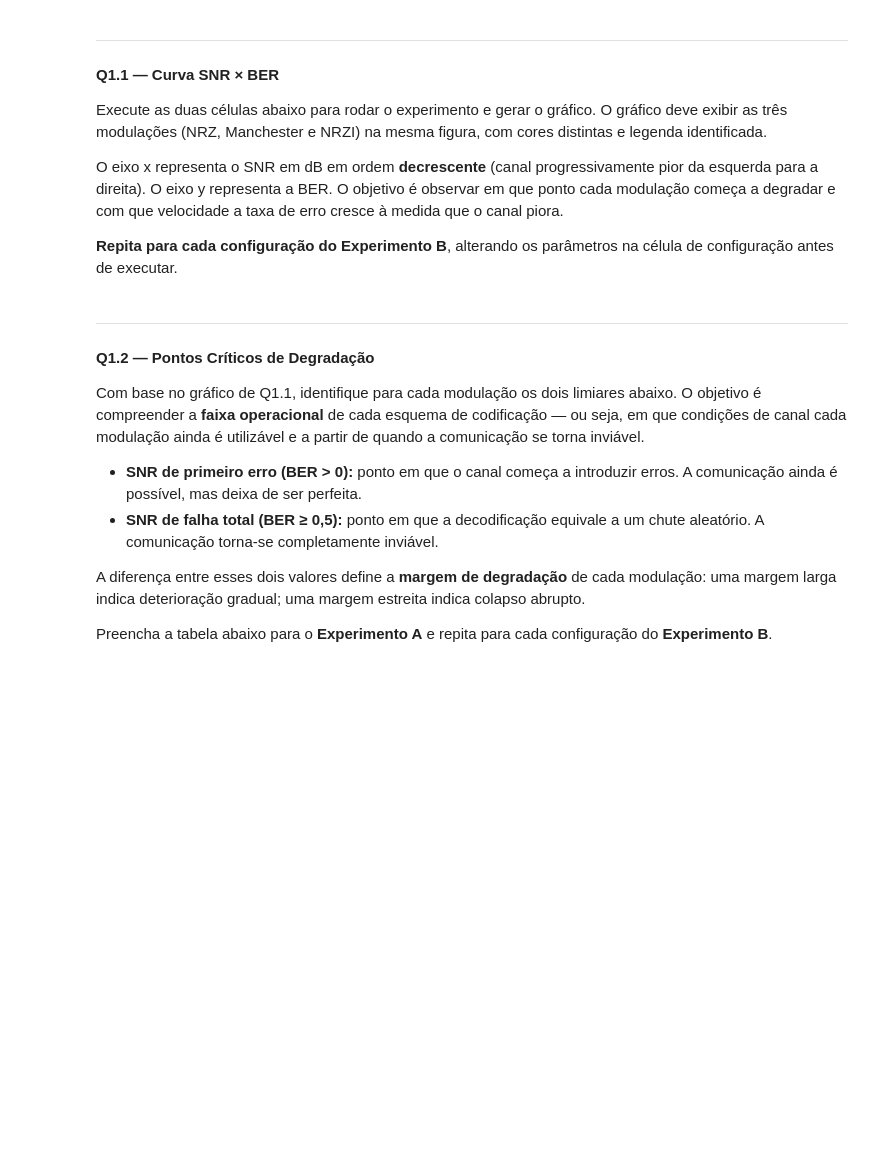
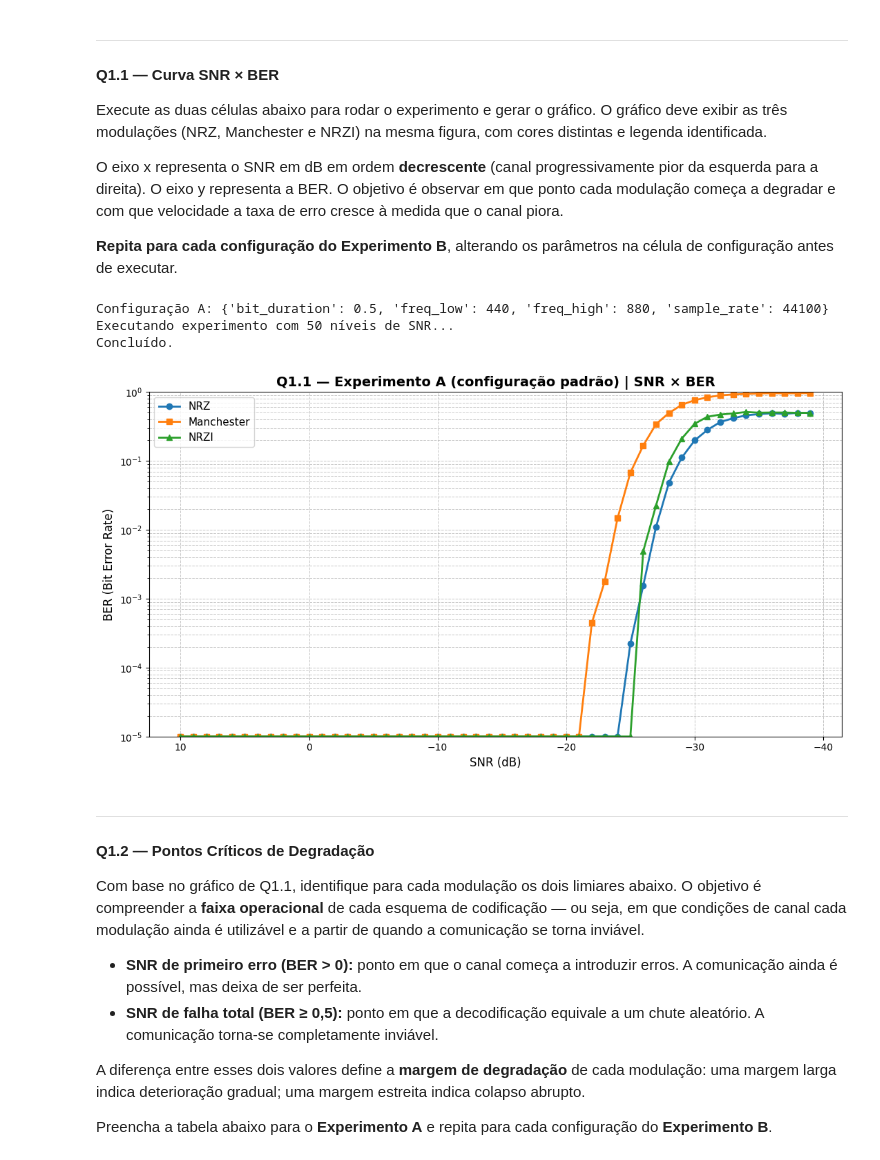
Before and after one commit to diogo-med/redes_lab1, a Jupyter notebook: lab01/modulacao/lab_notebook.ipynb, the cells around one changed output. Saved outputs shown, nothing was run; the diff lists cells and outputs as text; code cells hidden in the pictures; blank space fills up the shorter version.

Commit message:
implementa as funções calcular_ber e plot_snr_ber

```diff
--- a/lab01/modulacao/lab_notebook.ipynb
+++ b/lab01/modulacao/lab_notebook.ipynb
@@ -642,7 +624,14 @@ def calcular_ber(original: str, decodificado: str) -> float:
     -------
     float : proporção de bits incorretos (0.0 = perfeito, 1.0 = tudo errado)
     """
-    raise NotImplementedError("calculo no ber não implementado")
+    bits_incorretos = 0
+    for i in range(len(original)):
+        if original[i] != decodificado[i]:
+            bits_incorretos += 1
+
+    ber = bits_incorretos / len(original)
+
+    return ber
 
 
 def experimento_ruido(bits_originais: str, snr_range,
@@ -720,26 +709,61 @@ params_A = dict(
     sample_rate  = 44100,
 )
 
-bits_teste = "1010100000001111110000010101010111000"
-snr_vals   = np.arange(30, -21, -2)   # 30 dB até -20 dB, passo de 2 dB
+bits_teste = ''.join(
+    np.random.choice(['0', '1'], size=300)
+)
+snr_vals   = np.arange(10, -40, -1)   # 30 dB até -20 dB, passo de 2 dB
 
 print(f"Configuração A: {params_A}")
 print(f"Executando experimento com {len(snr_vals)} níveis de SNR...")
 resultados_A = experimento_ruido(bits_teste, snr_vals, **params_A, n_trials=15)
 print("Concluído.")
+# %% [output]
+Configuração A: {'bit_duration': 0.5, 'freq_low': 440, 'freq_high': 880, 'sample_rate': 44100}
+Executando experimento com 50 níveis de SNR...
+Concluído.
 # %%
 def plot_snr_ber(resultados, snr_vals, titulo, filename):
     """
     Gera e salva o gráfico SNR × BER para as três modulações.
     """
-    raise NotImplementedError("grafico não implementado.")
+    eps = 1e-5
+
+    ber_nrz = np.maximum(resultados["NRZ"], eps)
+    ber_manchester = np.maximum(resultados["Manchester"], eps)
+    ber_nrzi = np.maximum(resultados["NRZI"], eps)
+
+    plt.figure(figsize=(11, 6))
+
+    plt.plot(snr_vals, ber_nrz, marker='o', linewidth=2, markersize=6, label='NRZ')
+    plt.plot(snr_vals, ber_manchester, marker='s', linewidth=2, markersize=6, label='Manchester')
+    plt.plot(snr_vals, ber_nrzi, marker='^', linewidth=2, markersize=6, label='NRZI')
+
+    plt.gca().invert_xaxis()
+    plt.yscale('log')
+
+    plt.xlabel("SNR (dB)", fontsize=12)
+    plt.ylabel("BER (Bit Error Rate)", fontsize=12)
+    plt.title(titulo, fontsize=14, fontweight='bold')
+
+    plt.grid(True, which='both', linestyle='--', linewidth=0.7, alpha=0.7)
+    plt.legend(fontsize=11)
+
+    plt.ylim(eps, 1)
+
+    plt.tight_layout()
+    plt.savefig(filename, dpi=300, bbox_inches='tight')
+
+    plt.show()
 
 
 plot_snr_ber(
     resultados_A, snr_vals,
     titulo="Q1.1 — Experimento A (configuração padrão) | SNR × BER",
     filename="q11_experimento_A.png"
 )
+# %% [output]
+[figure, added]
 # %% [markdown]
 ---
 #### Q1.2 — Pontos Críticos de Degradação
```
Also changed, not shown: parts of 4 cells of this notebook, 1 other file.
